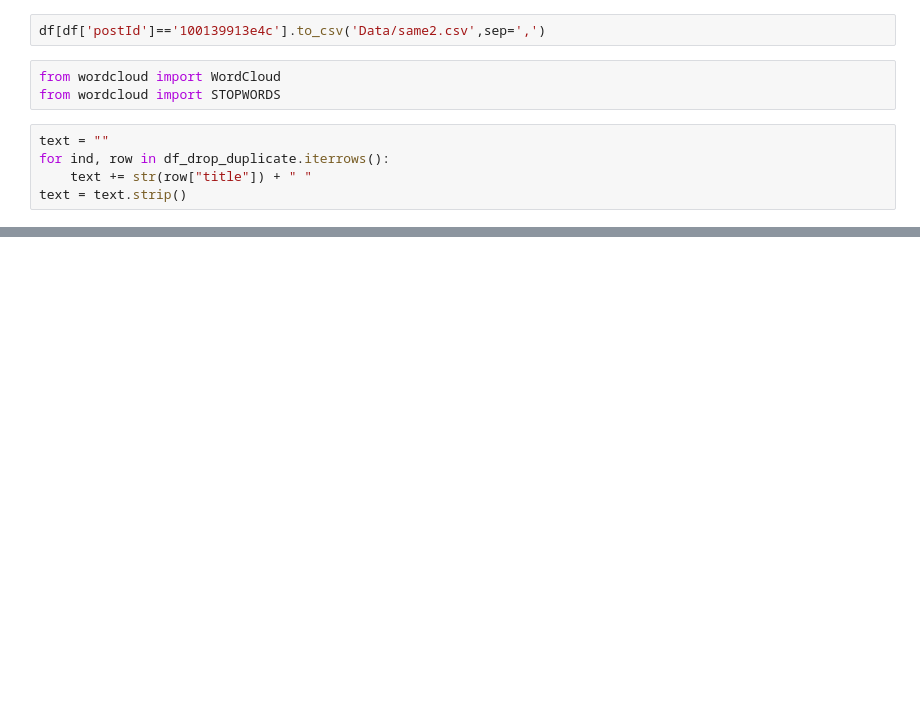
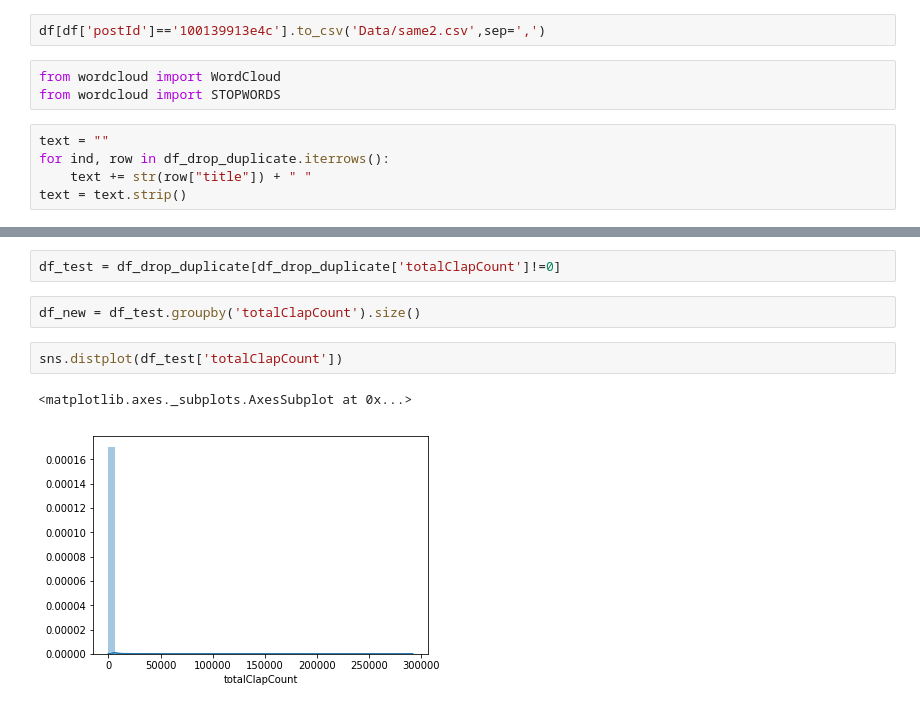
Before and after one commit to devashishnyati/MediumStories, a Jupyter notebook: medium.ipynb, the cells around one changed output, grey strips where cells are left out. Cells and saved outputs as stored; diff of their text form; blank space fills up the shorter version.

```diff
--- a/medium.ipynb
+++ b/medium.ipynb
@@ -107,0 +89,9 @@ plt.show()
+# %%
+df_test = df_drop_duplicate[df_drop_duplicate['totalClapCount']!=0]
+# %%
+df_new = df_test.groupby('totalClapCount').size()
+# %%
+sns.distplot(df_test['totalClapCount'])
+# %% [output]
+<matplotlib.axes._subplots.AxesSubplot at 0x...>
+[figure, added]
```
Also changed, not shown: parts of 8 cells of this notebook.
